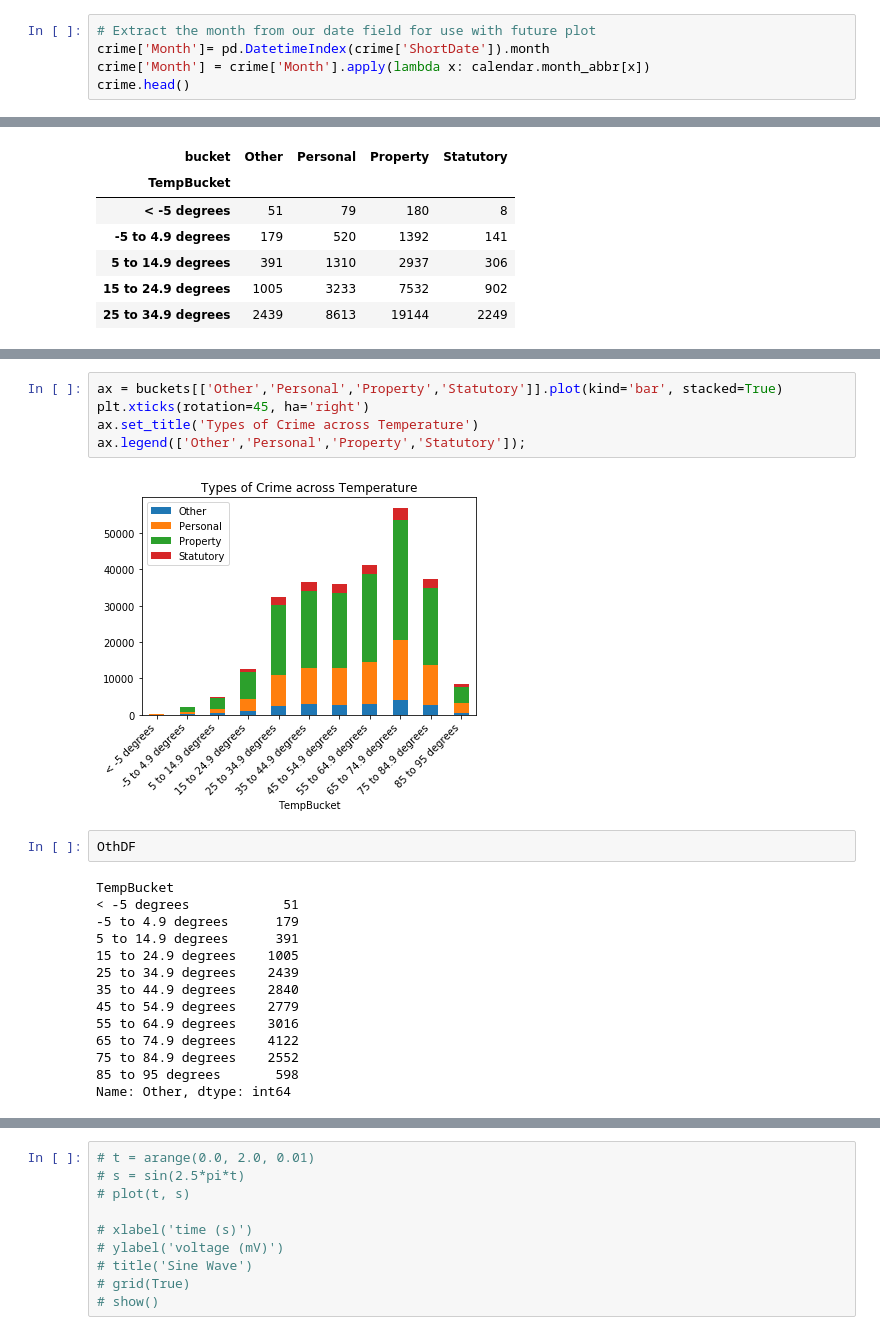
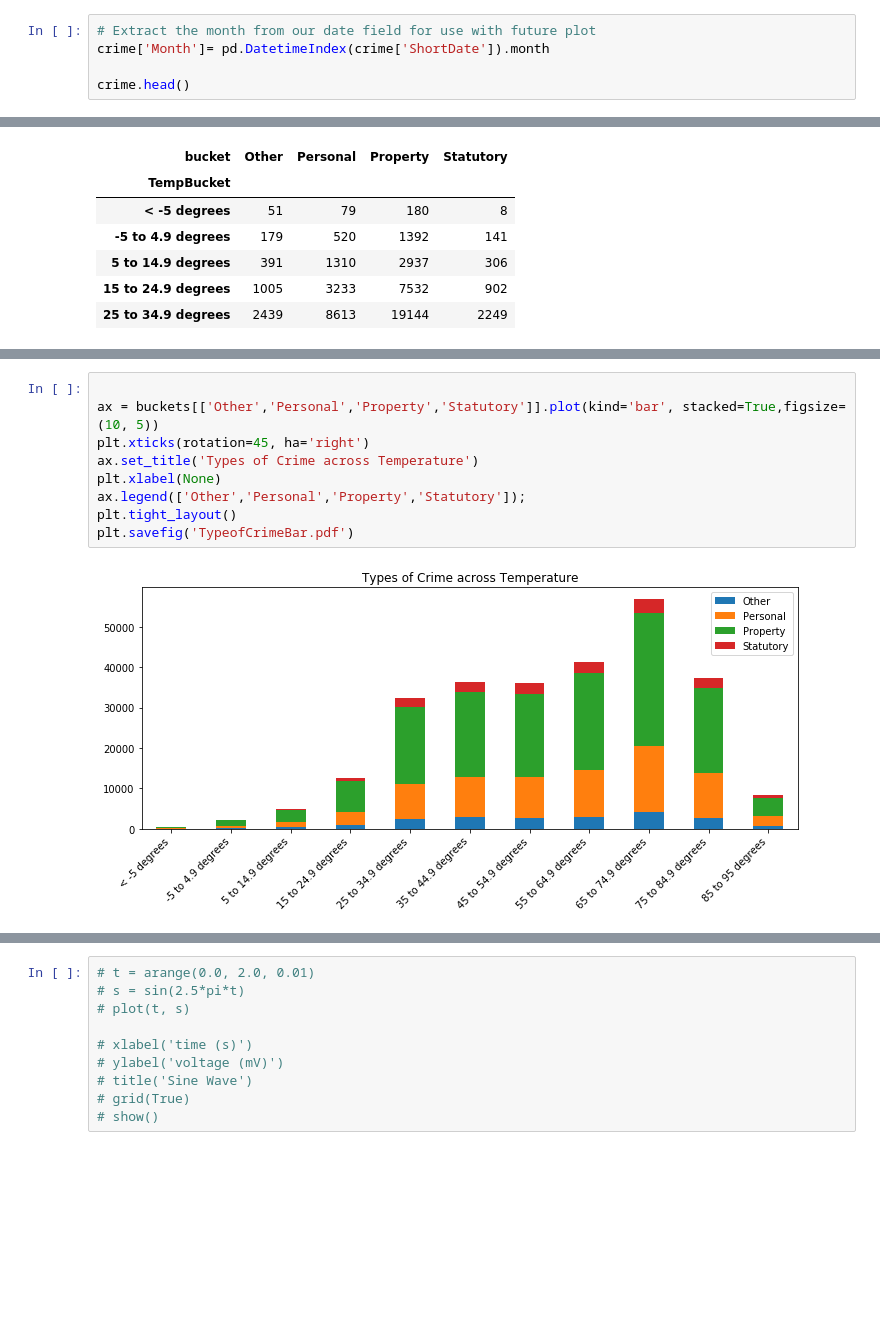
Before and after one commit to chengchenggan/Chicago_Crime_Weather, a Jupyter notebook: Resources/FinalNotebook.ipynb, the cells around one changed output, grey strips where cells are left out. Drawn from its saved outputs; the diff is of its cells as text; blank space fills up the shorter version.

```diff
--- a/Resources/FinalNotebook.ipynb
+++ b/Resources/FinalNotebook.ipynb
@@ -14,7 +15,7 @@ crime = pd.read_csv('Crime_data_2016.csv')
 # %%
 # Extract the month from our date field for use with future plot
 crime['Month']= pd.DatetimeIndex(crime['ShortDate']).month
-crime['Month'] = crime['Month'].apply(lambda x: calendar.month_abbr[x])
+
 crime.head()
 # %% [output]
 |  | Unnamed: 0 | Case Number | Primary Type | Date | ShortDate | Hour | Year | DateConvert | Month |
@@ -206,23 +242,11 @@ x = buckets.index.tolist()
 # %%
-ax = buckets[['Other','Personal','Property','Statutory']].plot(kind='bar', stacked=True)
+
+ax = buckets[['Other','Personal','Property','Statutory']].plot(kind='bar', stacked=True,figsize=(10, 5))
 plt.xticks(rotation=45, ha='right')
 ax.set_title('Types of Crime across Temperature')
+plt.xlabel(None)
 ax.legend(['Other','Personal','Property','Statutory']);
+plt.tight_layout()
+plt.savefig('TypeofCrimeBar.pdf')
 # %% [output]
-[figure, old version]
+[figure, new version]
-# %%
-OthDF
-# %% [output]
-TempBucket
-< -5 degrees            51
--5 to 4.9 degrees      179
-5 to 14.9 degrees      391
-15 to 24.9 degrees    1005
-25 to 34.9 degrees    2439
-35 to 44.9 degrees    2840
-45 to 54.9 degrees    2779
-55 to 64.9 degrees    3016
-65 to 74.9 degrees    4122
-75 to 84.9 degrees    2552
-85 to 95 degrees       598
-Name: Other, dtype: int64
```
Also changed, not shown: parts of 26 cells of this notebook, 5 other files.
